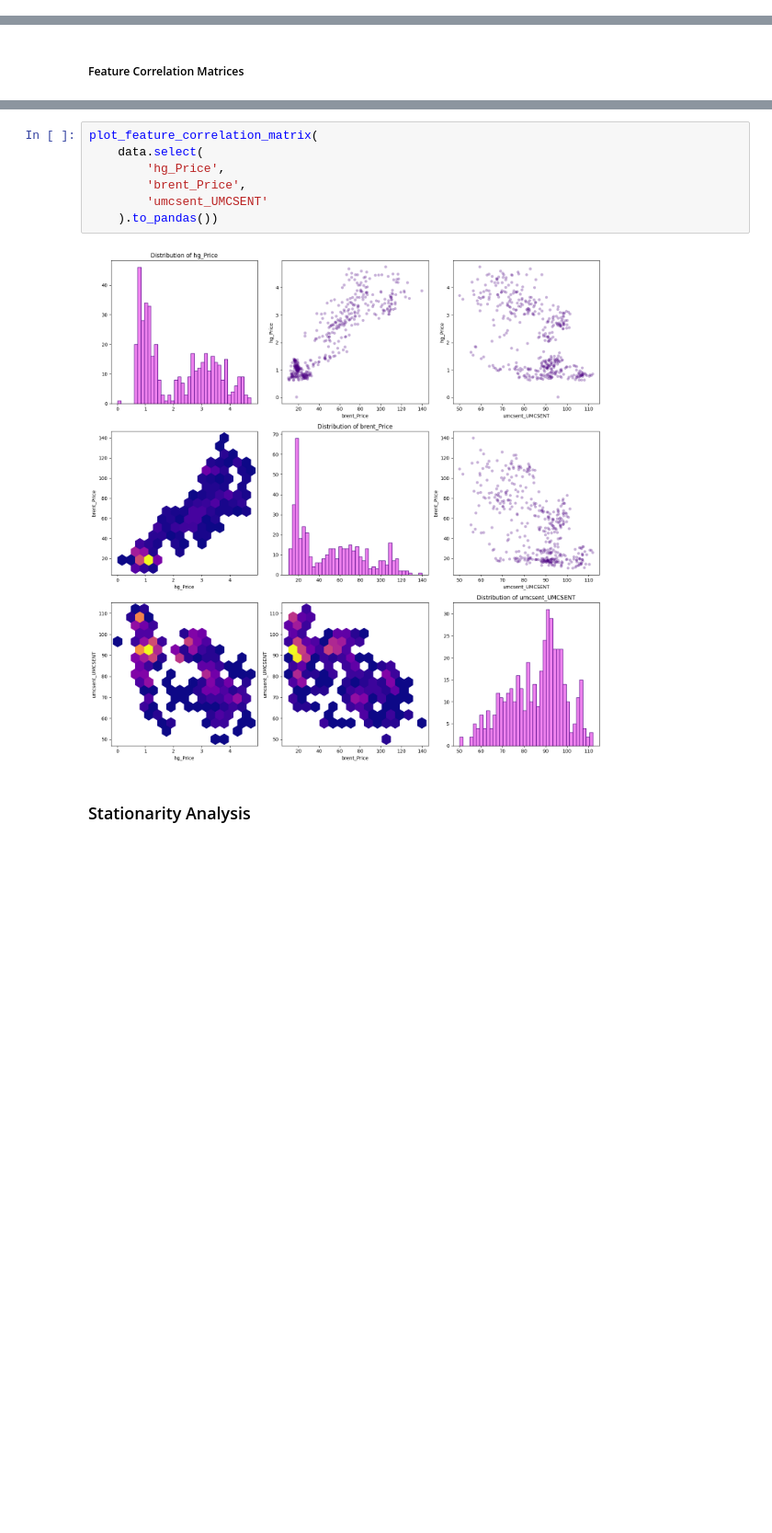
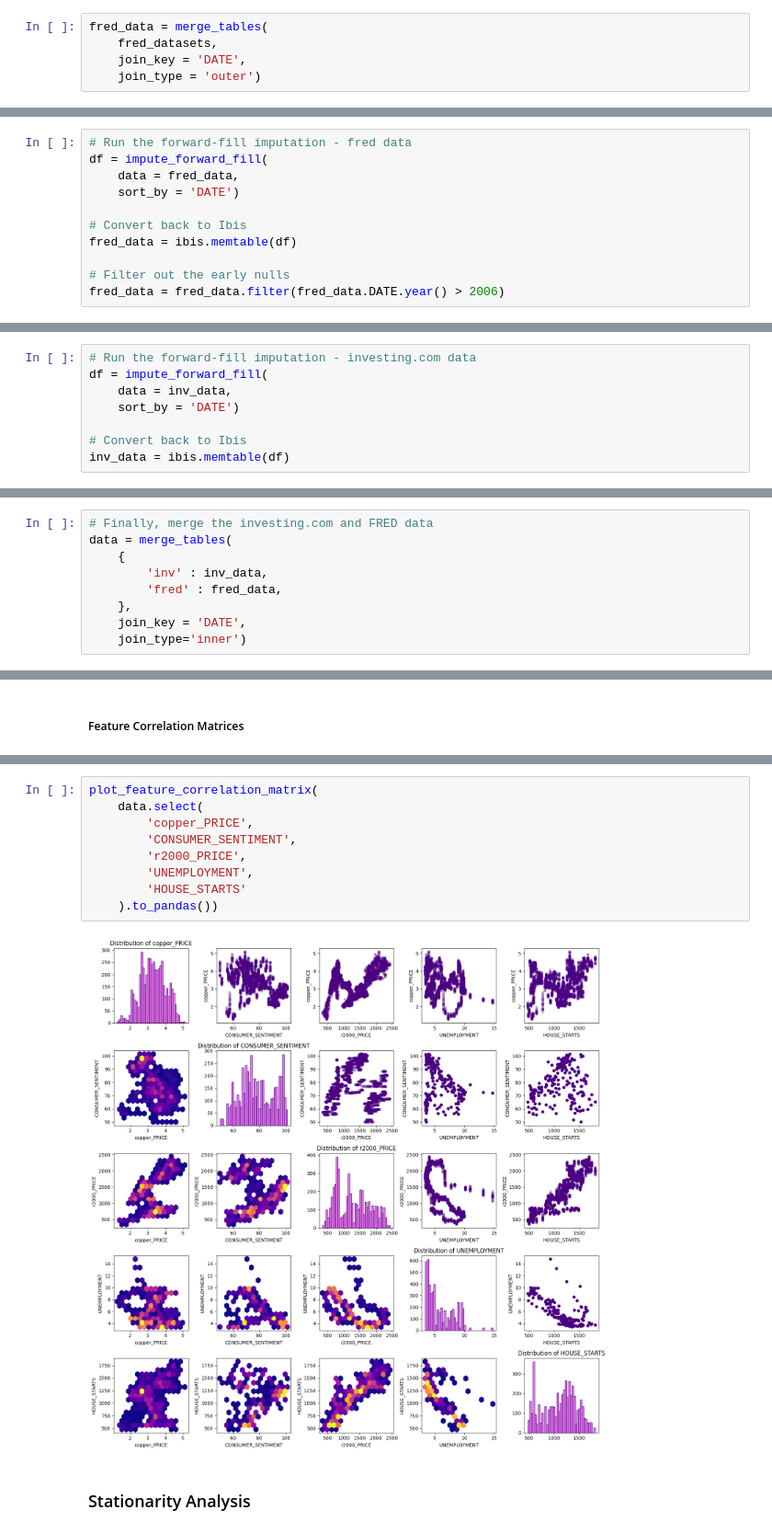
Before and after one commit to neal-logan/ea-nasir, a Jupyter notebook: 01_eda.ipynb, the cells around one changed output, grey strips where cells are left out. Shown at 92% size. Saved outputs shown, nothing was run; the diff lists cells and outputs as text; blank space fills up the shorter version.

Commit message:
Data ingestion and cleaning complete in EDA with simplified approach

```diff
--- a/01_eda.ipynb
+++ b/01_eda.ipynb
@@ -144,0 +240,5 @@ data.to_pandas().select_dtypes(include=np.number).corr()
+# %%
+fred_data = merge_tables(
+    fred_datasets,
+    join_key = 'DATE',
+    join_type = 'outer')
@@ -144,0 +281,11 @@ data.to_pandas().select_dtypes(include=np.number).corr()
+# %%
+# Run the forward-fill imputation - fred data
+df = impute_forward_fill(
+    data = fred_data,
+    sort_by = 'DATE')
+
+# Convert back to Ibis
+fred_data = ibis.memtable(df)
+
+# Filter out the early nulls
+fred_data = fred_data.filter(fred_data.DATE.year() > 2006)
@@ -144,0 +301,8 @@ data.to_pandas().select_dtypes(include=np.number).corr()
+# %%
+# Run the forward-fill imputation - investing.com data
+df = impute_forward_fill(
+    data = inv_data,
+    sort_by = 'DATE')
+
+# Convert back to Ibis
+inv_data = ibis.memtable(df)
@@ -144,0 +313,9 @@ data.to_pandas().select_dtypes(include=np.number).corr()
+# %%
+# Finally, merge the investing.com and FRED data
+data = merge_tables(
+    {
+        'inv' : inv_data,
+        'fred' : fred_data,
+    },
+    join_key = 'DATE',
+    join_type='inner')
@@ -221,12 +452,14 @@ plot_feature_correlation_matrix(df)
 # %%
 plot_feature_correlation_matrix(
     data.select(
-        'hg_Price',
-        'brent_Price',
-        'umcsent_UMCSENT'
+        'copper_PRICE',
+        'CONSUMER_SENTIMENT',
+        'r2000_PRICE',
+        'UNEMPLOYMENT',
+        'HOUSE_STARTS'
     ).to_pandas())
 # %% [output]
-[figure, old version]
+[figure, new version]
 # %% [markdown]
 ### Stationarity Analysis
 # %% [markdown]
```
Also changed, not shown: parts of 28 cells of this notebook, 10 other files.
